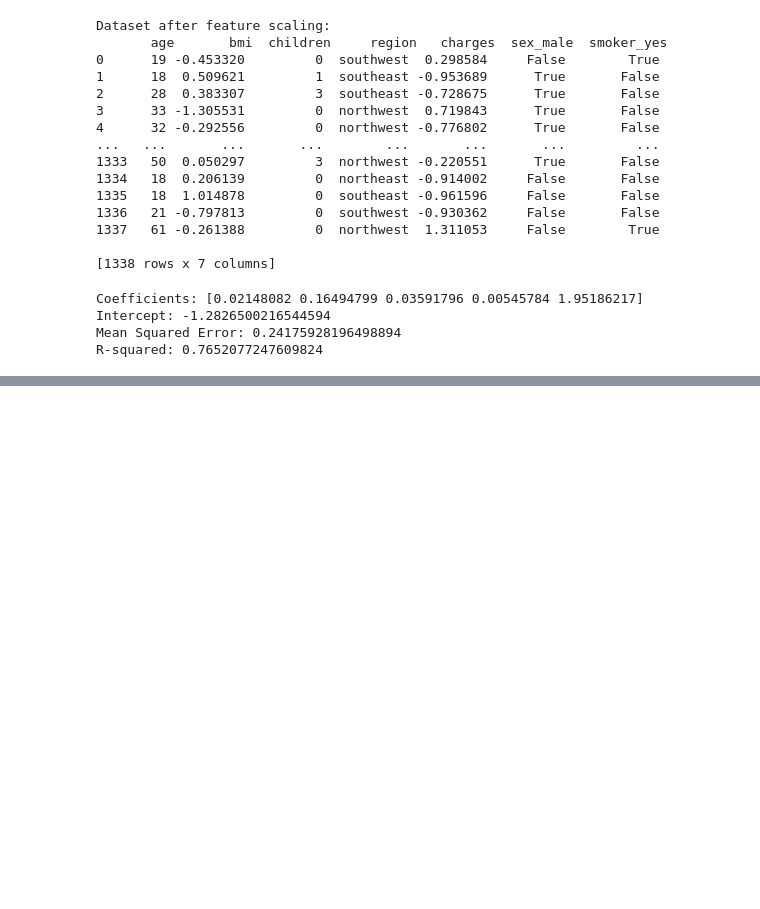
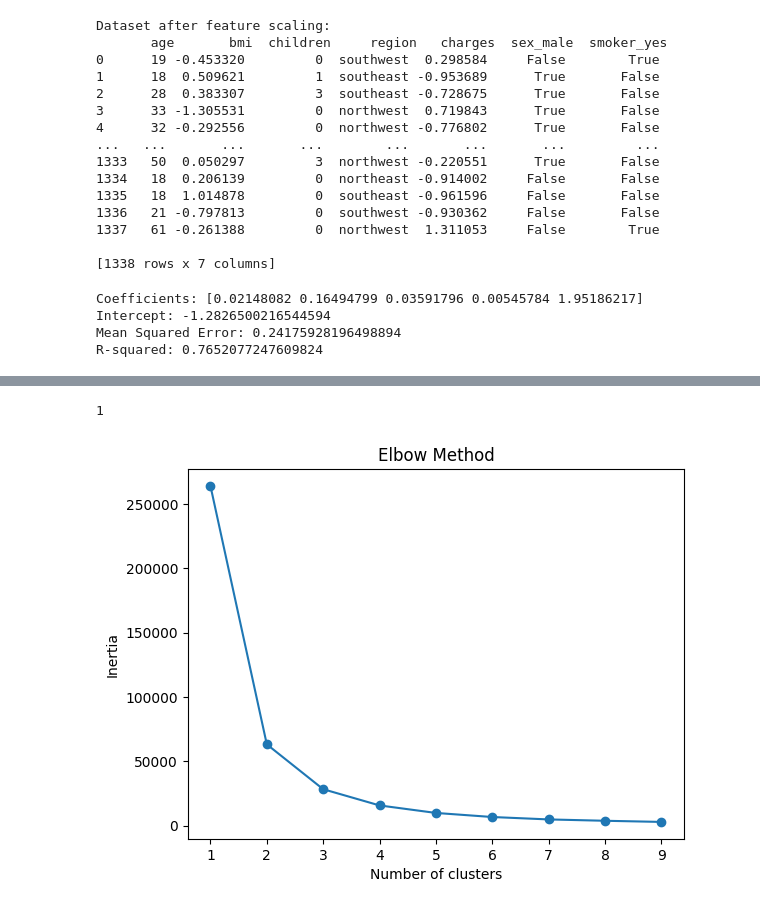
Before and after one commit to haithemml/birds-species, a Jupyter notebook: notebook3c6c6c7bae.ipynb, the cells around one changed output, grey strips where cells are left out. Drawn from its saved outputs; the diff is of its cells as text; code cells hidden in the pictures; blank space fills up the shorter version.

Commit message:
Kaggle Notebook | notebook3c6c6c7bae | clustering

```diff
--- a/notebook3c6c6c7bae.ipynb
+++ b/notebook3c6c6c7bae.ipynb
@@ -131,0 +154,23 @@ R-squared: 0.7652077247609824
+# %%
+pca = PCA(n_components=None)
+dfx_pca = pca.fit(data_encoded.drop(['region'], axis=1))
+dfx_pca.explained_variance_ratio_
+n_components = sum(dfx_pca.explained_variance_ratio_ > 0.1)
+pca = PCA(n_components=n_components)
+insurance_PCA = pca.fit_transform(data_encoded.drop(['region'], axis=1))
+print(n_components)
+# %% [output]
+1
+# %%
+inertia = []
+for k in range(1, 10):
+    kmeans = KMeans(n_clusters=k, random_state=42).fit(insurance_PCA)
+    inertia.append(kmeans.inertia_)
+plt.plot(range(1, 10), inertia, marker="o")
+plt.xlabel("Number of clusters")
+plt.ylabel("Inertia")
+plt.title("Elbow Method")
+plt.show()
+n_clusters = 4
+# %% [output]
+[figure, added]
```
Also changed, not shown: parts of 4 cells of this notebook.
